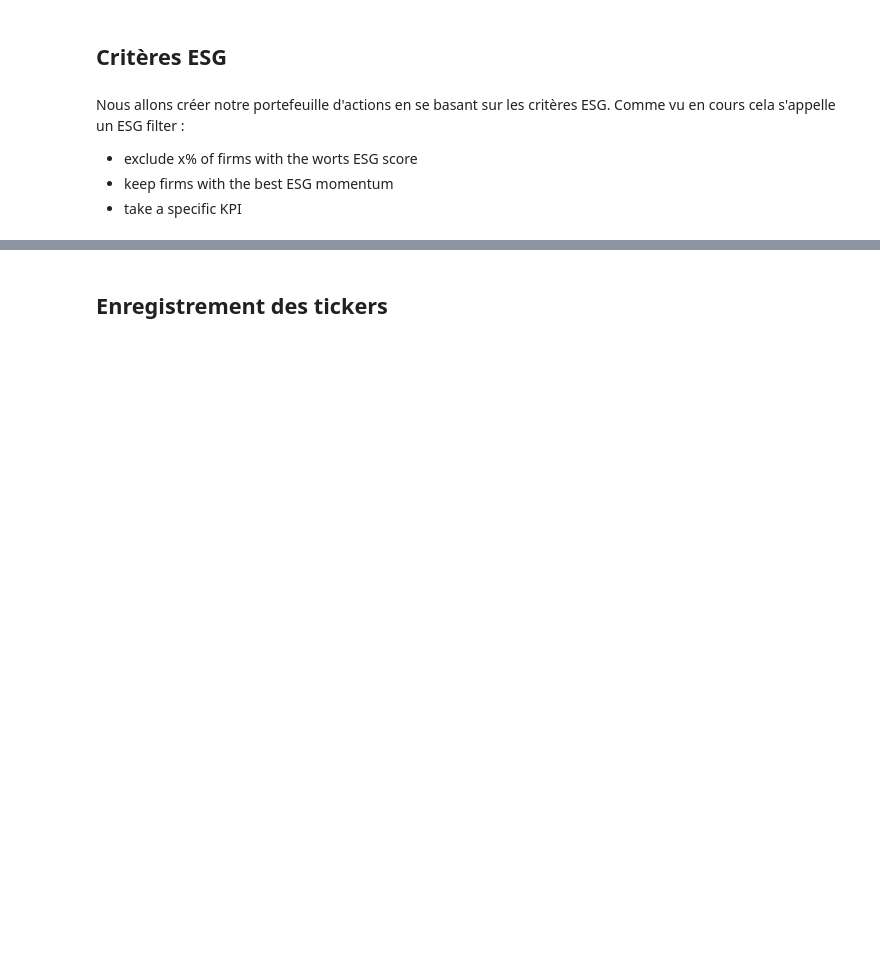
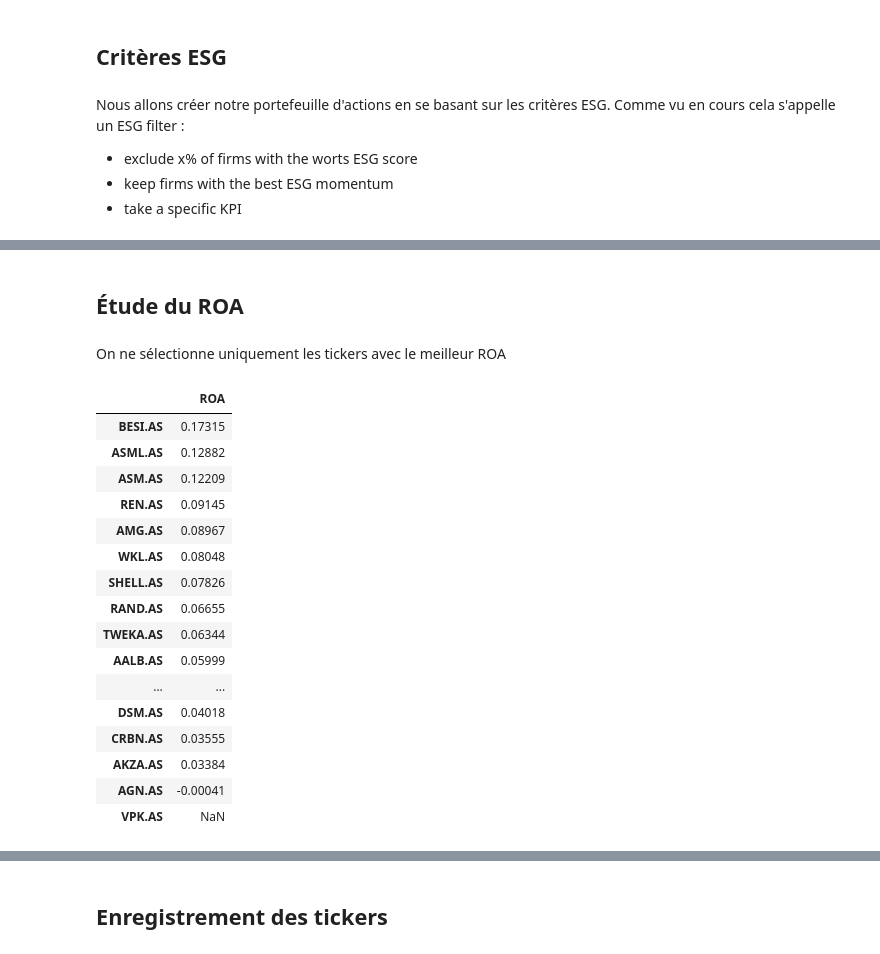
Before and after one commit to Simzer994/Portfolio-Project, a Jupyter notebook: Portfolio_analysis.ipynb, the cells around one changed output, grey strips where cells are left out. Cells and saved outputs as stored; diff of their text form; code cells hidden in the pictures; blank space fills up the shorter version.

```diff
--- a/Portfolio_analysis.ipynb
+++ b/Portfolio_analysis.ipynb
@@ -119,0 +135,26 @@ Nombre de tickers ESG sélectionnés : 10
+# %% [markdown]
+## Étude du ROA
+# %% [markdown]
+On ne sélectionne uniquement les tickers avec le meilleur ROA
+# %%
+# on récupère les ROA des tickers sélectionnés précédemment
+ROA = pf.get_ROA(list_esg)
+ROA
+# %% [output]
+|  | ROA |
+| BESI.AS | 0.17315 |
+| ASML.AS | 0.12882 |
+| ASM.AS | 0.12209 |
+| REN.AS | 0.09145 |
+| AMG.AS | 0.08967 |
+| WKL.AS | 0.08048 |
+| SHELL.AS | 0.07826 |
+| RAND.AS | 0.06655 |
+| TWEKA.AS | 0.06344 |
+| AALB.AS | 0.05999 |
+| ... | ... |
+| DSM.AS | 0.04018 |
+| CRBN.AS | 0.03555 |
+| AKZA.AS | 0.03384 |
+| AGN.AS | -0.00041 |
+| VPK.AS | NaN |
```
Also changed, not shown: parts of 9 cells of this notebook, 3 other files.
